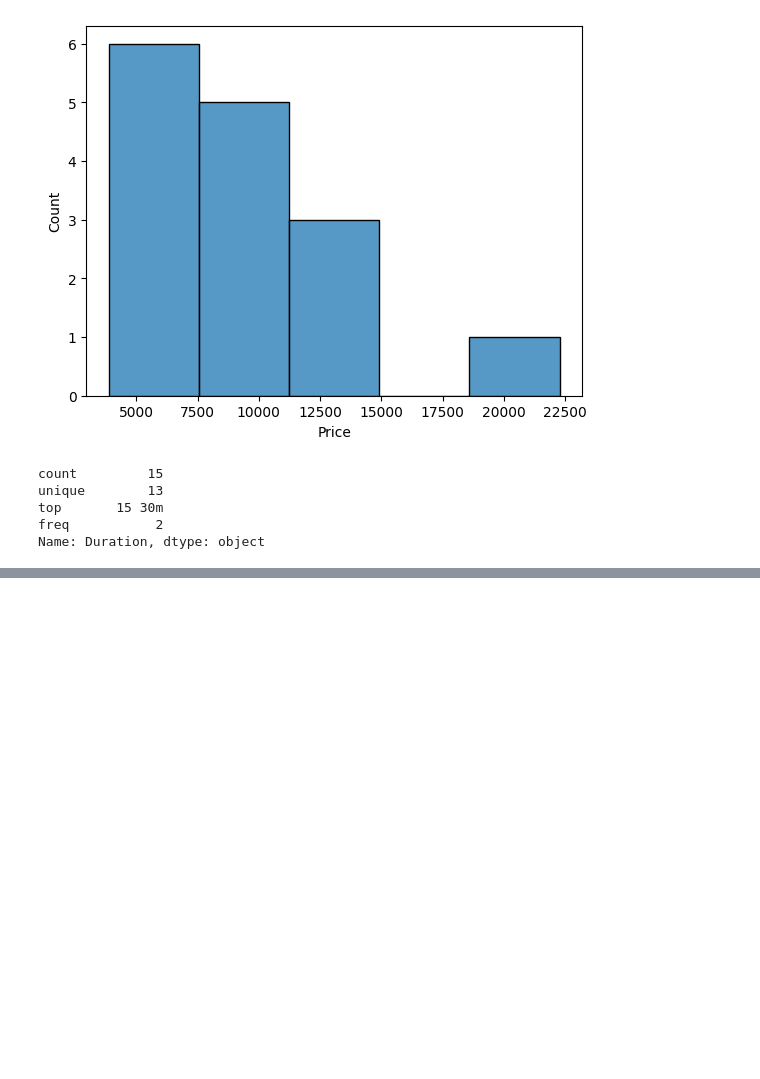
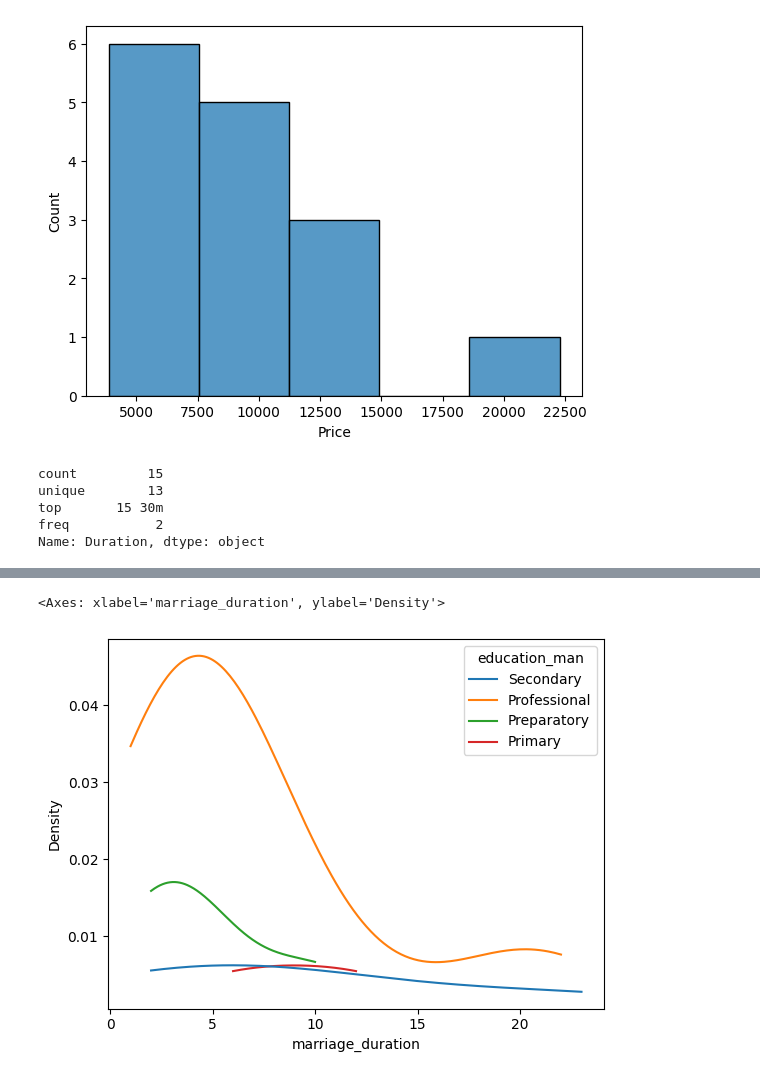
Before and after one commit to eldertaveira/python_data_fundamentals, a Jupyter notebook: exploratory_data_analisys.ipynb, the cells around one changed output, grey strips where cells are left out. Drawn from its saved outputs; the diff is of its cells as text; code cells hidden in the pictures; blank space fills up the shorter version.

```diff
--- a/exploratory_data_analisys.ipynb
+++ b/exploratory_data_analisys.ipynb
@@ -528,0 +683,5 @@ Name: Duration, dtype: object
+# %%
+sns.kdeplot(data=divorce, x='marriage_duration', hue='education_man', cut=0)
+# %% [output]
+<Axes: xlabel='marriage_duration', ylabel='Density'>
+[figure, added]
```
Also changed, not shown: parts of 28 cells of this notebook, 1 other file.
